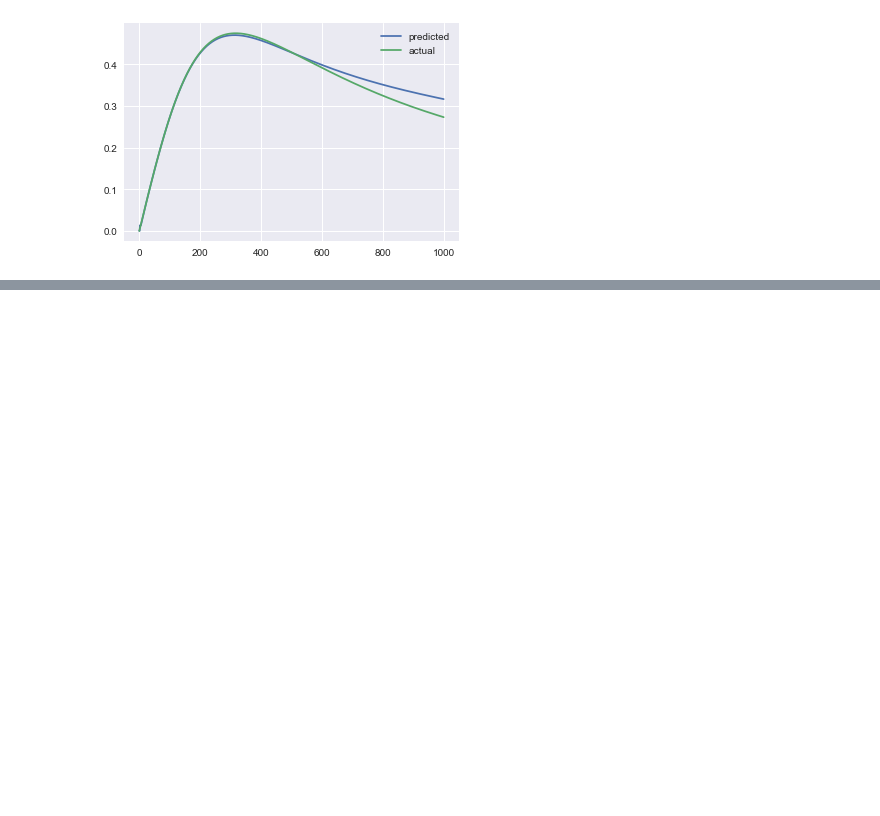
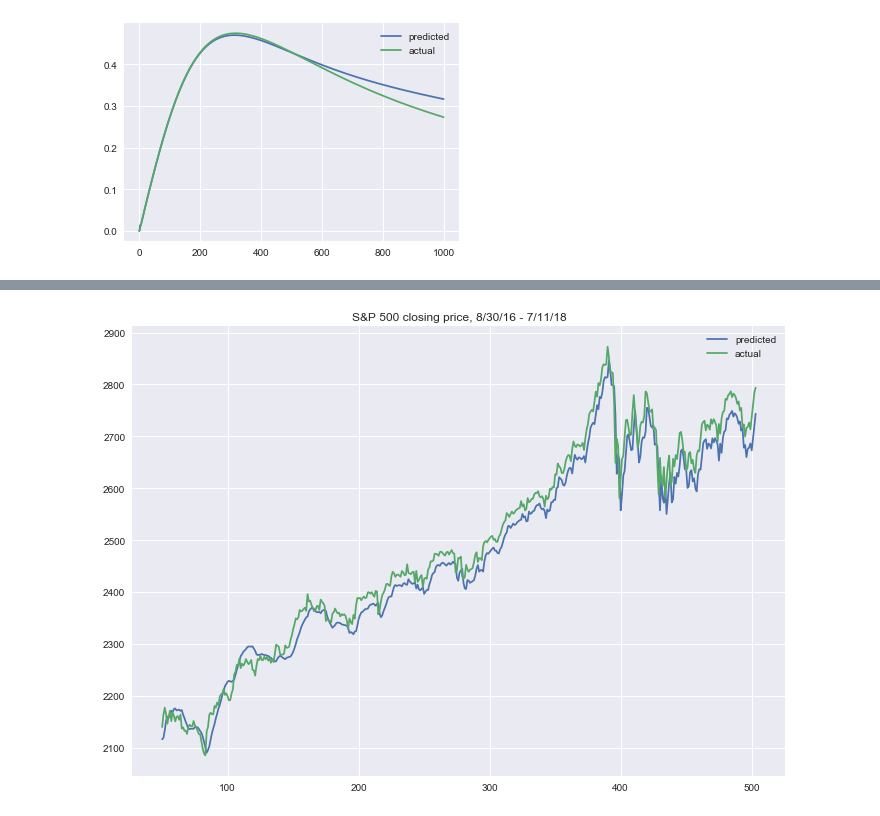
Before and after one commit to craig-m-k/Recursive-least-squares, a Jupyter notebook: RLS.ipynb, the cells around one changed output, grey strips where cells are left out. Cells and saved outputs as stored; diff of their text form; code cells hidden in the pictures; blank space fills up the shorter version.

```diff
--- a/RLS.ipynb
+++ b/RLS.ipynb
@@ -162,15 +164,14 @@ noise = np.random.randn(test_size)
 y = np.array([f(i/test_size) for i in range(test_size)])
 #noisy_y = y + noise
 lam = 1
-LS = RLS(4,lam)
+num_vars = 4
+LS = RLS(num_vars,lam)
 pred_x = []
 pred_y = []
 for i in range(test_size):
-    x = np.matrix(np.zeros((1,4)))
-    x[0,0] = 1
-    x[0,1] = i
-    x[0,2] = i**2
-    x[0,3] = i**3
+    x = np.matrix(np.zeros((1,num_vars)))
+    for j in range(num_vars):
+        x[0,j] = i**j
     pred_x.append(i)
     pred_y.append(float(x*LS.w))
     LS.add_obs(x.T,y[i])
@@ -182,0 +189,27 @@ plt.show()
+# %%
+SP = pd.read_csv('SP5002y.csv')
+# %%
+test_size = len(SP)
+y = SP['Close'].values
+lam = 0.98
+delta = 10
+num_vars = 5
+LS = RLS(num_vars, lam, delta)
+pred_x = []
+pred_y = []
+pred_error = []
+for i in range(test_size):
+    x = np.matrix(np.zeros((1,num_vars)))
+    for j in range(num_vars):
+        x[0,j] = i**j
+    pred_x.append(i)
+    pred_y.append(float(x*LS.w))
+    pred_error.append(LS.get_error())
+    LS.add_obs(x.T,y[i])
+ax = plt.plot(pred_x[50:], pred_y[50:],label='predicted')
+_ = plt.plot(pred_x[50:],y[50:],label='actual')
+_ = plt.title("S&P 500 closing price, 8/30/16 - 7/11/18")
+plt.legend()
+plt.show()
+# %% [output]
+[figure, added]
```
Also changed, not shown: parts of 7 cells of this notebook.
